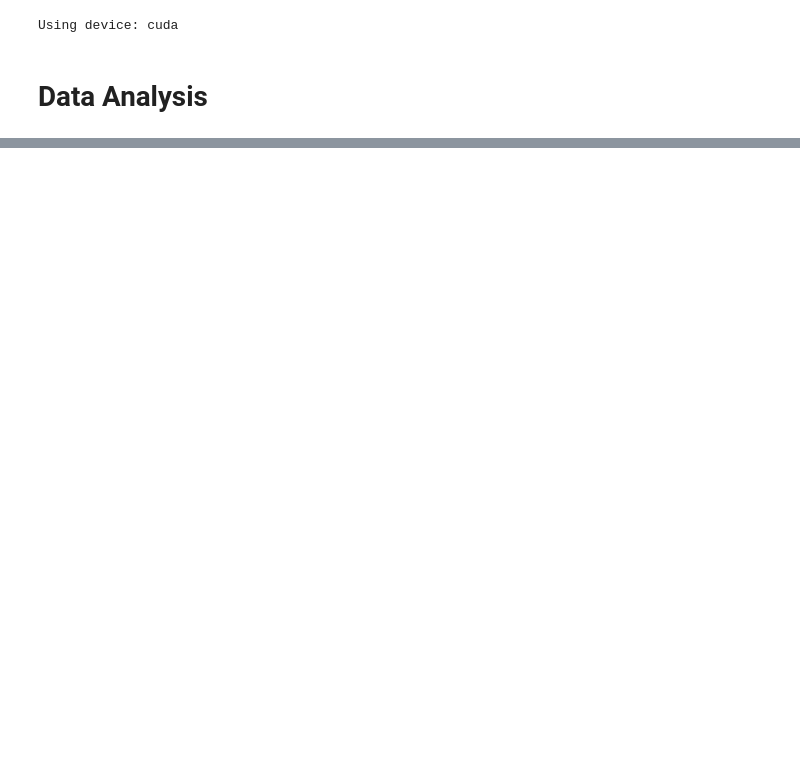
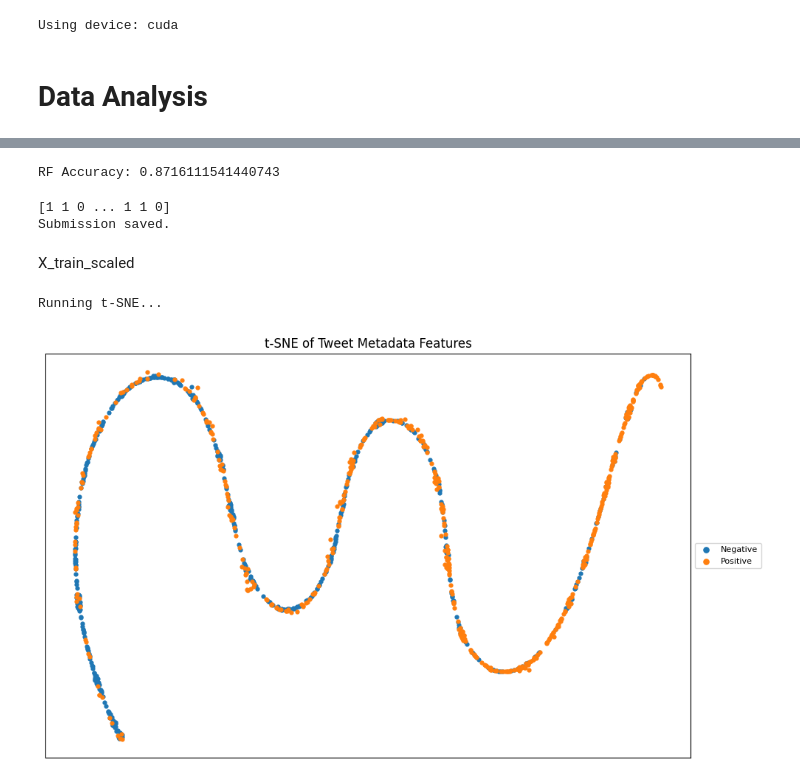
Before and after one commit to matu1003/DLTweets, a Jupyter notebook: withmeta.ipynb, the cells around one changed output, grey strips where cells are left out. Saved outputs shown, nothing was run; the diff lists cells and outputs as text; code cells hidden in the pictures; blank space fills up the shorter version.

```diff
--- a/withmeta.ipynb
+++ b/withmeta.ipynb
@@ -128,3 +129,0 @@ list(X_train.columns)
-# %%
-for idx in ['favorite_count', 'quote_count', 'favorited', 'reply_count', 'quoted_status_id', 'possibly_sensitive', 'retweet_count', 'retweeted']:
-    print(idx, X_train[idx].unique())
@@ -220,0 +250,76 @@ ValueError: Grouper for 'log_retweets' not 1-dimensional
+# %%
+from sklearn.ensemble import RandomForestClassifier
+
+rf = RandomForestClassifier(
+    n_estimators=200,
+    max_depth=None,
+    min_samples_split=2,
+    random_state=42
+)
+
+rf.fit(features_train.drop(columns=["full_text"]), y_train)
+y_pred_rf = rf.predict(features_test.drop(columns=["full_text"]))
+
+print("RF Accuracy:", accuracy_score(y_test, y_pred_rf))
+# %% [output]
+RF Accuracy: 0.8716111541440743
+# %%
+def save_model(model):
+    all_preds = model.predict(features_kaggle.drop(columns=['full_text']))
+    print(all_preds)
+
+
+    # création du fichier Kaggle
+    output = pd.DataFrame({
+        "ID": X_kaggle['challenge_id'],
+        "Prediction": all_preds
+    })
+
+    output.to_csv("submission.csv", index=False)
+    print("Submission saved.")
+
+save_model(rf)
+# %% [output]
+[1 1 0 ... 1 1 0]
+Submission saved.
+# %% [markdown]
+X_train_scaled
+# %%
+from sklearn.manifold import TSNE
+
+def plot_tsne(X, y, title="t-SNE plot", class_names=None):
+    selected_idx = []
+    num_classes = len(np.unique(y))
+    num_per_class = 500  # Number of samples to select per class
+    title = "t-SNE of Tweet Metadata Features"
+    class_names = ['Negative', 'Positive']
+    for cls in range(num_classes):
+        idx = np.where(y == cls)[0][:num_per_class]
+        selected_idx.extend(idx)
+
+    X_sub = X.iloc[selected_idx]
+    y_sub = y.iloc[selected_idx]
+
+    print("Running t-SNE...")
+    tsne = TSNE(n_components=2, random_state=42, init="pca", learning_rate="auto")
+    X_embedded = tsne.fit_transform(X_sub)
+
+    # Plot
+    plt.figure(figsize=(10, 6))
+    for cls in range(num_classes):
+        idx = y_sub == cls
+        plt.scatter(X_embedded[idx, 0],
+                    X_embedded[idx, 1],
+                    s=12,
+                    label=class_names[cls])
+
+    plt.title(title)
+    plt.xticks([])
+    plt.yticks([])
+    plt.legend(markerscale=1.5, fontsize=8, loc='center left', bbox_to_anchor=(1, 0.5))
+    plt.tight_layout()
+    plt.show()
+plot_tsne(features_train.drop(columns=['full_text']), y_train)
+# %% [output]
+Running t-SNE...
+[figure, added]
```
Also changed, not shown: parts of 29 cells of this notebook, 4 other files.
